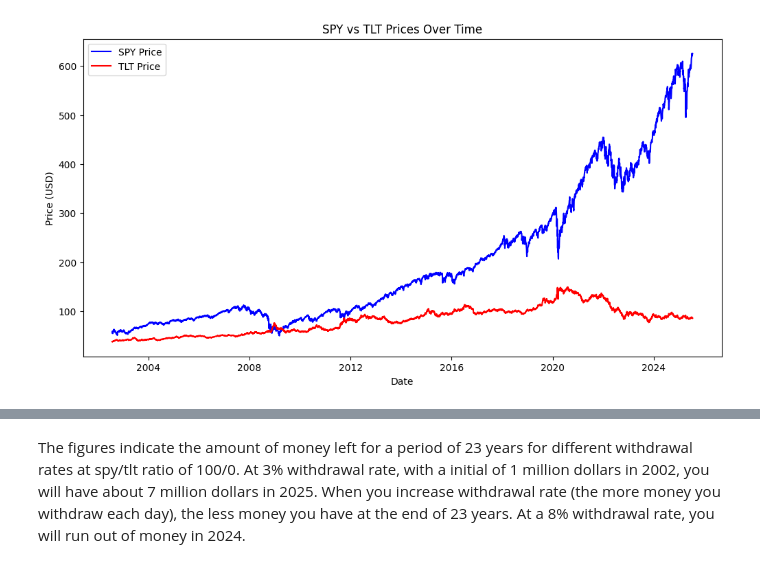
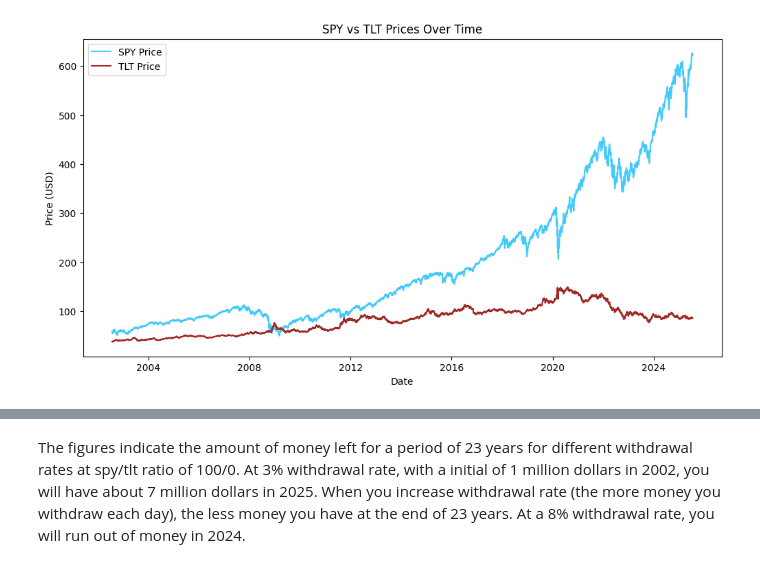
Before and after one commit to zhenzhenxie/Boglehead-retirement, a Jupyter notebook: retirement_analysis.ipynb, the cells around one changed output, grey strips where cells are left out. Saved outputs shown, nothing was run; the diff lists cells and outputs as text; code cells hidden in the pictures.

```diff
--- a/retirement_analysis.ipynb
+++ b/retirement_analysis.ipynb
@@ -21,12 +21,12 @@ data.head(5)
 # %%
 # Plot the historical data and check the trend
 plt.figure(figsize=(12,6))
-plt.plot(data['date'], data['spy_adjClose'], label='SPY Price', color='blue')
-plt.plot(data['date'], data['tlt_adjClose'], label='TLT Price', color='red')
+plt.plot(data['date'], data['spy_adjClose'], label='SPY Price', color='#42CAFD')
+plt.plot(data['date'], data['tlt_adjClose'], label='TLT Price', color='#9E2B25')
 plt.title('SPY vs TLT Prices Over Time')
 plt.xlabel('Date')
 plt.ylabel('Price (USD)')
 plt.legend()
 plt.show()
 # %% [output]
-[figure, old version]
+[figure, new version]
```
Also changed, not shown: parts of 9 cells of this notebook, 1 other file.
